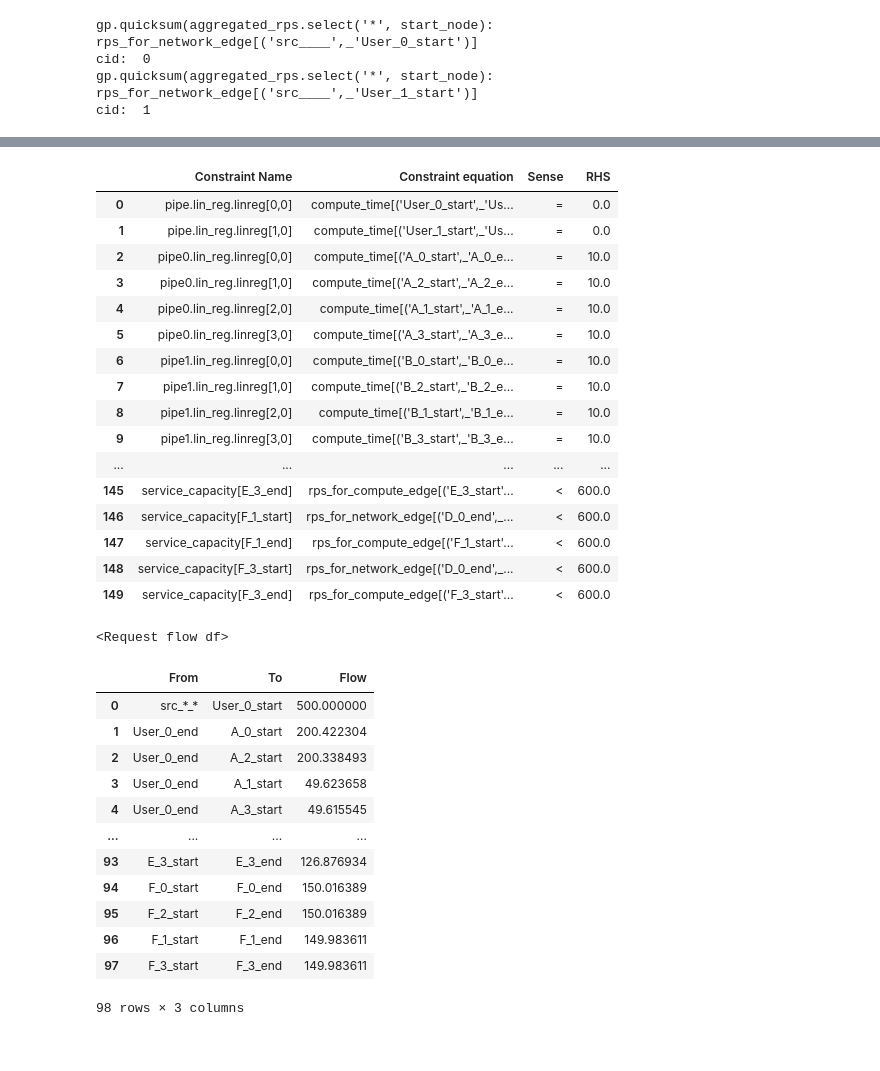
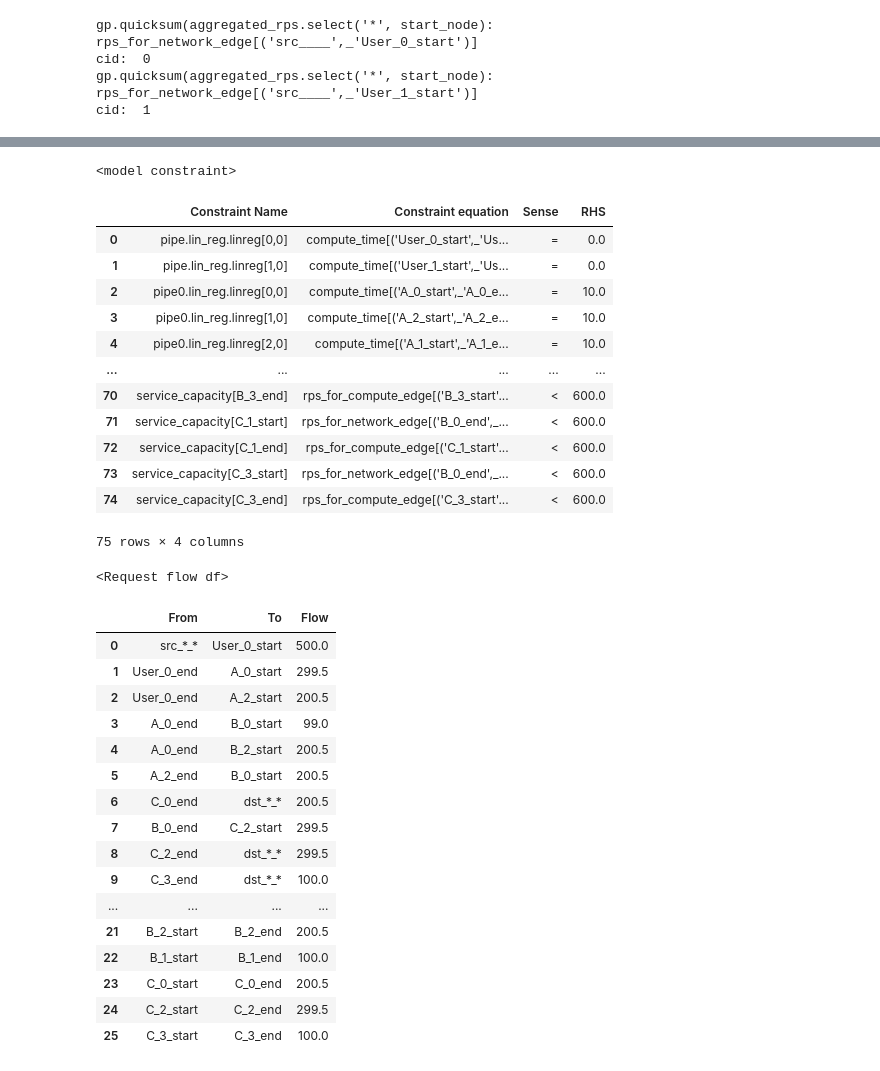
Before and after one commit to netarch/slate-sim, a Jupyter notebook: light_ml_optimizer.ipynb, the cells around one changed output, grey strips where cells are left out. Drawn from its saved outputs; the diff is of its cells as text; code cells hidden in the pictures.

Commit message:
Update light_ml_optmizer.ipynb (added use case 2 optimization)

```diff
--- a/light_ml_optimizer.ipynb
+++ b/light_ml_optimizer.ipynb
@@ -30,6 +30,12 @@ def trunc(temp): # utility function for node naming
     temp = temp[:st]
     return temp
 
-sim.three_depth_application()
+application = "linear" # "linear", "three_depth"
+if application == "linear":
+    sim.linear_topology_application()
+elif application == "three_depth":
+    sim.three_depth_application()
+else:
+    print("ERROR: Unsupported application, ", application)
 # %% [output]
 User capacity: 99999999
@@ -501,0 +601,10 @@ model.update()
+# %%
+network_egress_cost = gppd.add_vars(model, network_egress_cost_data, name="network_egress_cost", lb="min_network_egress_cost", ub="max_network_egress_cost")
+
+compute_egress_cost = dict()
+for svc_name in unique_service_name:
+    compute_egress_cost[svc_name] = gppd.add_vars(model, compute_egress_cost_data[svc_name], name="compute_egress_cost", lb="min_compute_egress_cost", ub="max_compute_egress_cost")
+model.update()
+with pd.option_context('display.max_colwidth', None):
+    print(network_egress_cost)
+    print(compute_egress_cost)
@@ -842,10 +929,10 @@ model.optimize()
 varInfo = [(v.varName, v.LB, v.UB) for v in model.getVars() ] # use list comprehension
 df_var = pd.DataFrame(varInfo) # convert to pandas dataframe
 df_var.columns=['Variable Name','LB','UB'] # Add column headers
-with pd.option_context('display.max_rows', None,):
-    with pd.option_context('display.max_colwidth', None):
-        print("<model variable>")
-        display(df_var)
+# with pd.option_context('display.max_rows', None,):
+#     with pd.option_context('display.max_colwidth', None):
+print("<model variable>")
+display(df_var)
 # with pd.option_context('display.max_rows', None,):
 #     with pd.option_context('display.max_colwidth', None):
 #         display(df_var)
@@ -857,10 +944,10 @@ df_constr.columns=['Constraint Name','Constraint equation', 'Sense','RHS']
 # with pd.option_context('display.max_rows', None,):
 #     with pd.option_context('display.max_colwidth', None):
 #         display(df_constr)
+# with pd.option_context('display.max_rows', None,):
+#     with pd.option_context('display.max_colwidth', None):
 print("<model constraint>")
-with pd.option_context('display.max_rows', None,):
-    with pd.option_context('display.max_colwidth', None):
-        display(df_constr)
+display(df_constr)
 
 if model.Status == GRB.INFEASIBLE:
     print("###########################")
@@ -883,7 +970,7 @@ else:
     print("<Request flow df>")
     display(request_flow)
     now = datetime.datetime.now()
-    request_flow.to_csv(now.strftime("%Y%m%d_%H:%M:%S") +"-light_model_solution.csv")
+    request_flow.to_csv(now.strftime("%Y%m%d_%H:%M:%S") + "-" + application + "-light_model_solution.csv")
 # %% [output]
 Set parameter NonConvex to value 2
 Gurobi Optimizer version 10.0.2 build v10.0.2rc0 (mac64[rosetta2])
@@ -923,34 +1005,35 @@ Best objective 1.351369951653e+07, best bound 1.351350791845e+07, gap 0.0014%
+<model constraint>
 |  | Constraint Name | Constraint equation | Sense | RHS |
 | 0 | pipe.lin_reg.linreg[0,0] | compute_time[('User_0_start',_'Us... | = | 0.0 |
 | 1 | pipe.lin_reg.linreg[1,0] | compute_time[('User_1_start',_'Us... | = | 0.0 |
 | 2 | pipe0.lin_reg.linreg[0,0] | compute_time[('A_0_start',_'A_0_e... | = | 10.0 |
 | 3 | pipe0.lin_reg.linreg[1,0] | compute_time[('A_2_start',_'A_2_e... | = | 10.0 |
 | 4 | pipe0.lin_reg.linreg[2,0] | compute_time[('A_1_start',_'A_1_e... | = | 10.0 |
-| 5 | pipe0.lin_reg.linreg[3,0] | compute_time[('A_3_start',_'A_3_e... | = | 10.0 |
-| 6 | pipe1.lin_reg.linreg[0,0] | compute_time[('B_0_start',_'B_0_e... | = | 10.0 |
-| 7 | pipe1.lin_reg.linreg[1,0] | compute_time[('B_2_start',_'B_2_e... | = | 10.0 |
-| 8 | pipe1.lin_reg.linreg[2,0] | compute_time[('B_1_start',_'B_1_e... | = | 10.0 |
-| 9 | pipe1.lin_reg.linreg[3,0] | compute_time[('B_3_start',_'B_3_e... | = | 10.0 |
 | ... | ... | ... | ... | ... |
-| 145 | service_capacity[E_3_end] | rps_for_compute_edge[('E_3_start'... | < | 600.0 |
-| 146 | service_capacity[F_1_start] | rps_for_network_edge[('D_0_end',_... | < | 600.0 |
-| 147 | service_capacity[F_1_end] | rps_for_compute_edge[('F_1_start'... | < | 600.0 |
-| 148 | service_capacity[F_3_start] | rps_for_network_edge[('D_0_end',_... | < | 600.0 |
-| 149 | service_capacity[F_3_end] | rps_for_compute_edge[('F_3_start'... | < | 600.0 |
+| 70 | service_capacity[B_3_end] | rps_for_compute_edge[('B_3_start'... | < | 600.0 |
+| 71 | service_capacity[C_1_start] | rps_for_network_edge[('B_0_end',_... | < | 600.0 |
+| 72 | service_capacity[C_1_end] | rps_for_compute_edge[('C_1_start'... | < | 600.0 |
+| 73 | service_capacity[C_3_start] | rps_for_network_edge[('B_0_end',_... | < | 600.0 |
+| 74 | service_capacity[C_3_end] | rps_for_compute_edge[('C_3_start'... | < | 600.0 |
-<Request flow df>
+75 rows × 4 columns
+<Request flow df>
 |  | From | To | Flow |
-| 0 | src_*_* | User_0_start | 500.000000 |
-| 1 | User_0_end | A_0_start | 200.422304 |
-| 2 | User_0_end | A_2_start | 200.338493 |
-| 3 | User_0_end | A_1_start | 49.623658 |
-| 4 | User_0_end | A_3_start | 49.615545 |
+| 0 | src_*_* | User_0_start | 500.0 |
+| 1 | User_0_end | A_0_start | 299.5 |
+| 2 | User_0_end | A_2_start | 200.5 |
+| 3 | A_0_end | B_0_start | 99.0 |
+| 4 | A_0_end | B_2_start | 200.5 |
+| 5 | A_2_end | B_0_start | 200.5 |
+| 6 | C_0_end | dst_*_* | 200.5 |
+| 7 | B_0_end | C_2_start | 299.5 |
+| 8 | C_2_end | dst_*_* | 299.5 |
+| 9 | C_3_end | dst_*_* | 100.0 |
 | ... | ... | ... | ... |
-| 93 | E_3_start | E_3_end | 126.876934 |
-| 94 | F_0_start | F_0_end | 150.016389 |
-| 95 | F_2_start | F_2_end | 150.016389 |
-| 96 | F_1_start | F_1_end | 149.983611 |
-| 97 | F_3_start | F_3_end | 149.983611 |
+| 21 | B_2_start | B_2_end | 200.5 |
+| 22 | B_1_start | B_1_end | 100.0 |
+| 23 | C_0_start | C_0_end | 200.5 |
+| 24 | C_2_start | C_2_end | 299.5 |
+| 25 | C_3_start | C_3_end | 100.0 |
-98 rows × 3 columns
 # %%
 print("model.objVal: ", int(model.objVal))
 print("model.objVal / total num requests: ", int(model.objVal/TOTAL_NUM_REQUEST))
```
Also changed, not shown: parts of 20 cells of this notebook.
